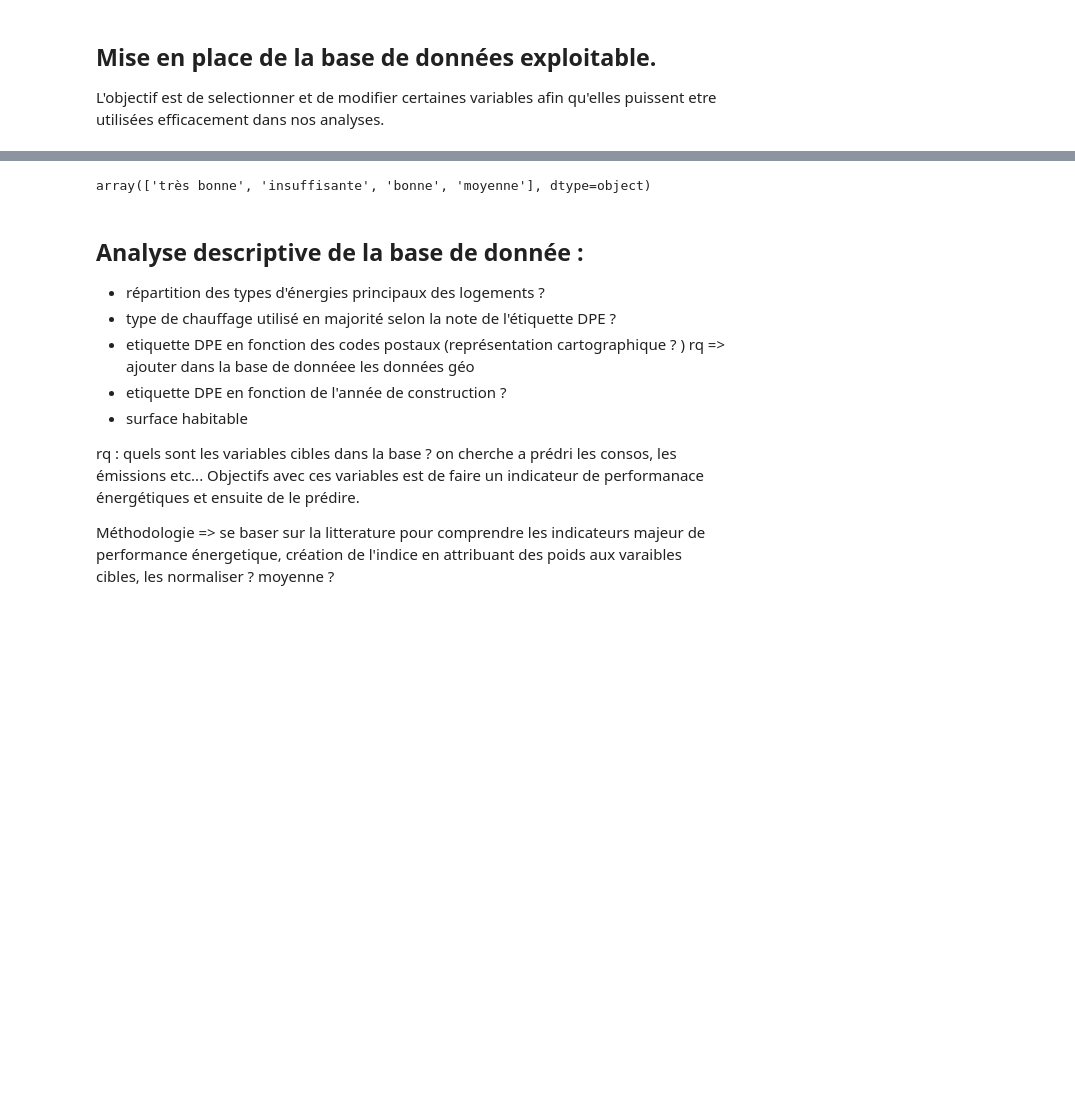
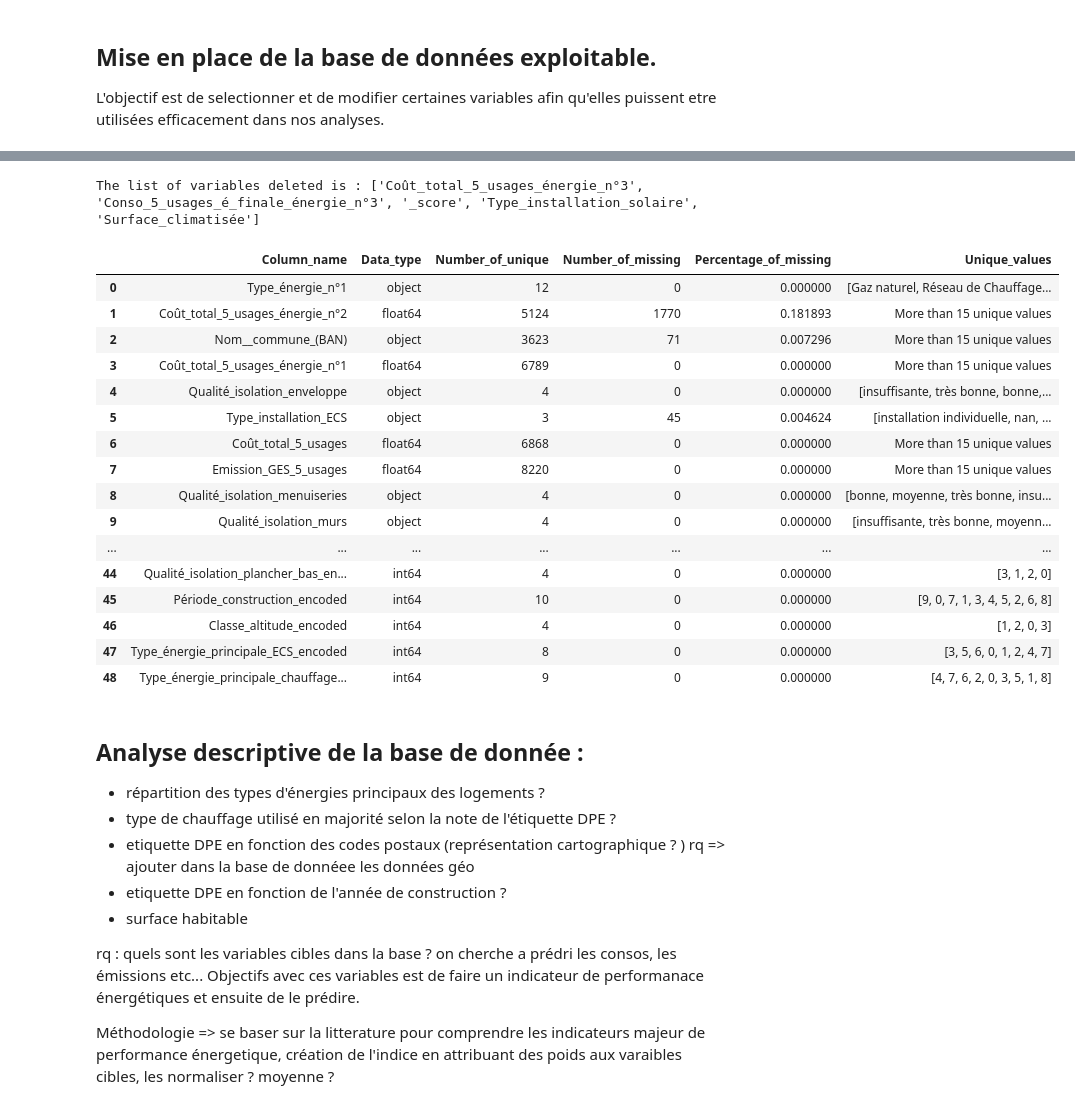
Before and after one commit to LACHQER-Wiam/Projet-Python, a Jupyter notebook: data.ipynb, the cells around one changed output, grey strips where cells are left out. Saved outputs shown, nothing was run; the diff lists cells and outputs as text; code cells hidden in the pictures; blank space fills up the shorter version.

Commit message:
cleaning code

```diff
--- a/data.ipynb
+++ b/data.ipynb
@@ -156,33 +126,21 @@ L'objectif est de selectionner et de modifier certaines variables afin qu'elles
 # %%
-# Traitement des données manquantes
-
-# Suppression des colonnes avec plus de 60% des valeurs manquantes
-df.drop(["Type_énergie_n°3","Isolation_toiture_(0/1)", "_score"], axis=1, inplace=True)
+#-------------------------------------------------------------------------------------------------------
+## Traitement spécifique
+#-------------------------------------------------------------------------------------------------------
 
 # Suppression des lignes dans lesquelles la surface habitable est non renseignée
-df=df[df["Surface_habitable_logement"].notna()]
-df=df[df["Qualité_isolation_plancher_bas"].notna()]
+df_DPE=df_DPE[df_DPE["Surface_habitable_logement"].notna()]
+df_DPE=df_DPE[df_DPE["Qualité_isolation_plancher_bas"].notna()]
 
 # Pour les données qui ont Type_énergie_principale_ECS=Nan ou Type_énergie_principale_chauffage=Nan, on remplit ces cases par Type_énergie_n°1
-df["Type_énergie_principale_ECS"].fillna(df["Type_énergie_n°1"], inplace = True)
-df["Type_énergie_principale_chauffage"].fillna(df["Type_énergie_n°1"], inplace = True)
+df_DPE["Type_énergie_principale_ECS"].fillna(df_DPE["Type_énergie_n°1"], inplace = True)
+df_DPE["Type_énergie_principale_chauffage"].fillna(df_DPE["Type_énergie_n°1"], inplace = True)
 
 # Remplacez tous les types de bois dans la varaible 'Type_énergie_principale_chauffage' par 'bois'
-df['Type_énergie_principale_chauffage'] = df['Type_énergie_principale_chauffage'].replace(['Bois – Bûches','Bois – Granulés (pellets) ou briquettes', 'Bois – Plaquettes d’industrie', 'Bois – Plaquettes forestières'], 'Bois')
+df_DPE['Type_énergie_principale_chauffage'] = df_DPE['Type_énergie_principale_chauffage'].replace(['Bois – Bûches','Bois – Granulés (pellets) ou briquettes', 'Bois – Plaquettes d’industrie', 'Bois – Plaquettes forestières'], 'Bois')
 # Remplacez tous les types de bois dans la varaible 'Type_énergie_principale_ECS' par 'bois'
-df['Type_énergie_principale_ECS'] = df['Type_énergie_principale_ECS'].replace(['Bois – Bûches','Bois – Granulés (pellets) ou briquettes', 'Bois – Plaquettes d’industrie', 'Bois – Plaquettes forestières'], 'Bois')
+df_DPE['Type_énergie_principale_ECS'] = df_DPE['Type_énergie_principale_ECS'].replace(['Bois – Bûches','Bois – Granulés (pellets) ou briquettes', 'Bois – Plaquettes d’industrie', 'Bois – Plaquettes forestières'], 'Bois')
 
 # La simulation portera uniquement sur les maisons et les appartements, on supprime les immeubles
-df=df[df["Type_bâtiment"]!="immeuble"]
-
-# L’encodage des variables non numériques
-label_encoder = LabelEncoder()
-df['Qualité_isolation_plancher_bas_encoded'] = label_encoder.fit_transform(df['Qualité_isolation_plancher_bas'])
-df["Qualité_isolation_murs_encoded"] = label_encoder.fit_transform(df['Qualité_isolation_murs'])
-df["Période_construction_encoded"] = label_encoder.fit_transform(df['Période_construction'])
-df["Type_énergie_principale_ECS_encoded"] = label_encoder.fit_transform(df['Type_énergie_principale_ECS'])
-df["Type_énergie_principale_chauffage_encoded"] = label_encoder.fit_transform(df['Type_énergie_principale_chauffage'])
-df["Période_construction_encoded"] = label_encoder.fit_transform(df['Période_construction'])
-df = pd.get_dummies(df, columns=['Type_bâtiment'])
-
-df
+df_DPE=df_DPE[df_DPE["Type_bâtiment"]!="immeuble"]
+df_DPE = pd.get_dummies(df_DPE, columns=['Type_bâtiment'])
@@ -203,7 +147,29 @@ df
-# %%
-df['Qualité_isolation_plancher_bas'].unique()
-# %% [output]
-array(['très bonne', 'insuffisante', 'bonne', 'moyenne'], dtype=object)
+# %%
+import explodata
+#-------------------------------------------------------------------------------------------------------
+## traitement général ( supp valeurs manquantes +60%, conversion variables en encoded)
+#-------------------------------------------------------------------------------------------------------
+df_DPE = explodata.clean_na(df_DPE)
+explodata.create_unique(df_DPE)
+# %% [output]
+The list of variables deleted is : ['Coût_total_5_usages_énergie_n°3', 'Conso_5_usages_é_finale_énergie_n°3', '_score', 'Type_installation_solaire', 'Surface_climatisée']
+|  | Column_name | Data_type | Number_of_unique | Number_of_missing | Percentage_of_missing | Unique_values |
+| 0 | Type_énergie_n°1 | object | 12 | 0 | 0.000000 | [Gaz naturel, Réseau de Chauffage... |
+| 1 | Coût_total_5_usages_énergie_n°2 | float64 | 5124 | 1770 | 0.181893 | More than 15 unique values |
+| 2 | Nom__commune_(BAN) | object | 3623 | 71 | 0.007296 | More than 15 unique values |
+| 3 | Coût_total_5_usages_énergie_n°1 | float64 | 6789 | 0 | 0.000000 | More than 15 unique values |
+| 4 | Qualité_isolation_enveloppe | object | 4 | 0 | 0.000000 | [insuffisante, très bonne, bonne,... |
+| 5 | Type_installation_ECS | object | 3 | 45 | 0.004624 | [installation individuelle, nan, ... |
+| 6 | Coût_total_5_usages | float64 | 6868 | 0 | 0.000000 | More than 15 unique values |
+| 7 | Emission_GES_5_usages | float64 | 8220 | 0 | 0.000000 | More than 15 unique values |
+| 8 | Qualité_isolation_menuiseries | object | 4 | 0 | 0.000000 | [bonne, moyenne, très bonne, insu... |
+| 9 | Qualité_isolation_murs | object | 4 | 0 | 0.000000 | [insuffisante, très bonne, moyenn... |
+| ... | ... | ... | ... | ... | ... | ... |
+| 44 | Qualité_isolation_plancher_bas_en... | int64 | 4 | 0 | 0.000000 | [3, 1, 2, 0] |
+| 45 | Période_construction_encoded | int64 | 10 | 0 | 0.000000 | [9, 0, 7, 1, 3, 4, 5, 2, 6, 8] |
+| 46 | Classe_altitude_encoded | int64 | 4 | 0 | 0.000000 | [1, 2, 0, 3] |
+| 47 | Type_énergie_principale_ECS_encoded | int64 | 8 | 0 | 0.000000 | [3, 5, 6, 0, 1, 2, 4, 7] |
+| 48 | Type_énergie_principale_chauffage... | int64 | 9 | 0 | 0.000000 | [4, 7, 6, 2, 0, 3, 5, 1, 8] |
 # %% [markdown]
 ## Analyse descriptive de la base de donnée :
 - répartition des types d'énergies principaux des logements ?
```
Also changed, not shown: parts of 16 cells of this notebook, 1 other file.
